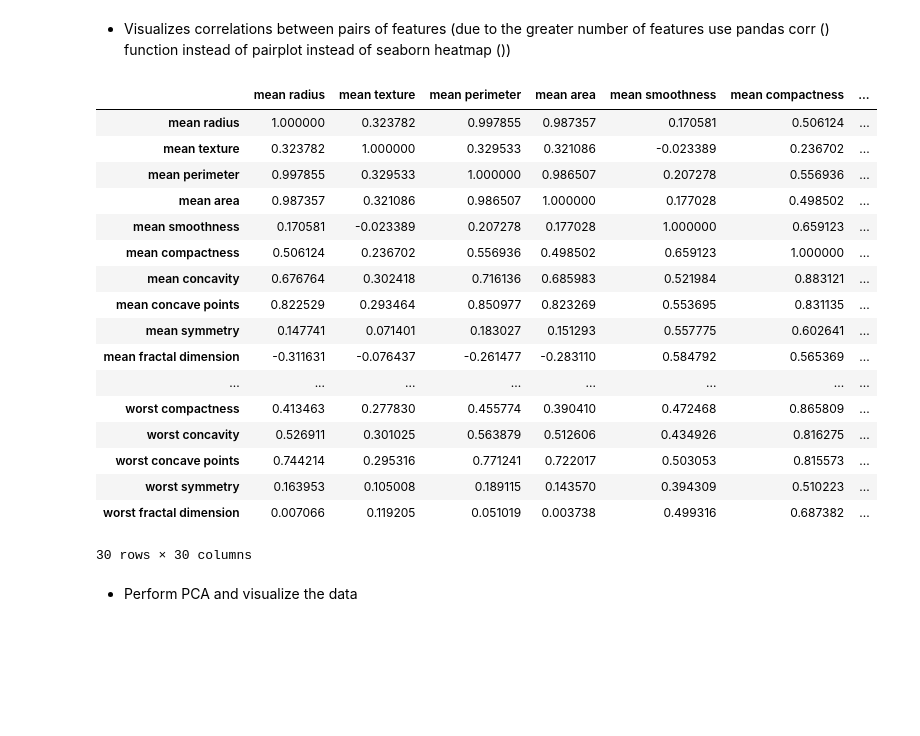
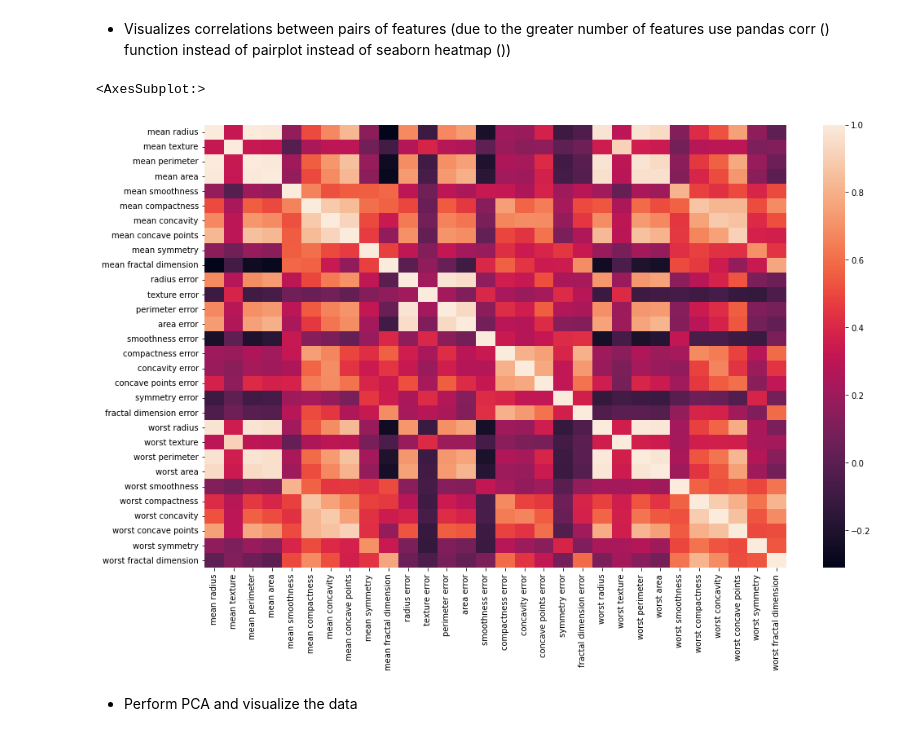
Before and after one commit to PKopel/data-embedding, a Jupyter notebook: pca_kernelpca_lab.ipynb, the cells around one changed output. Cells and saved outputs as stored; diff of their text form; code cells hidden in the pictures; blank space fills up the shorter version.

```diff
--- a/pca_kernelpca_lab.ipynb
+++ b/pca_kernelpca_lab.ipynb
@@ -237,28 +237,12 @@ bc_data
 # %% [markdown]
 
 * Visualizes correlations between pairs of features (due to the greater number of features use pandas corr () function instead of pairplot instead of seaborn heatmap ())
-# %%
-bc_corr = bc_data.corr()
-bc_corr
-# %% [output]
-|  | mean radius | mean texture | mean perimeter | mean area | mean smoothness | mean compactness | ... |
-| mean radius | 1.000000 | 0.323782 | 0.997855 | 0.987357 | 0.170581 | 0.506124 | ... |
-| mean texture | 0.323782 | 1.000000 | 0.329533 | 0.321086 | -0.023389 | 0.236702 | ... |
-| mean perimeter | 0.997855 | 0.329533 | 1.000000 | 0.986507 | 0.207278 | 0.556936 | ... |
-| mean area | 0.987357 | 0.321086 | 0.986507 | 1.000000 | 0.177028 | 0.498502 | ... |
-| mean smoothness | 0.170581 | -0.023389 | 0.207278 | 0.177028 | 1.000000 | 0.659123 | ... |
-| mean compactness | 0.506124 | 0.236702 | 0.556936 | 0.498502 | 0.659123 | 1.000000 | ... |
-| mean concavity | 0.676764 | 0.302418 | 0.716136 | 0.685983 | 0.521984 | 0.883121 | ... |
-| mean concave points | 0.822529 | 0.293464 | 0.850977 | 0.823269 | 0.553695 | 0.831135 | ... |
-| mean symmetry | 0.147741 | 0.071401 | 0.183027 | 0.151293 | 0.557775 | 0.602641 | ... |
-| mean fractal dimension | -0.311631 | -0.076437 | -0.261477 | -0.283110 | 0.584792 | 0.565369 | ... |
-| ... | ... | ... | ... | ... | ... | ... | ... |
-| worst compactness | 0.413463 | 0.277830 | 0.455774 | 0.390410 | 0.472468 | 0.865809 | ... |
-| worst concavity | 0.526911 | 0.301025 | 0.563879 | 0.512606 | 0.434926 | 0.816275 | ... |
-| worst concave points | 0.744214 | 0.295316 | 0.771241 | 0.722017 | 0.503053 | 0.815573 | ... |
-| worst symmetry | 0.163953 | 0.105008 | 0.189115 | 0.143570 | 0.394309 | 0.510223 | ... |
-| worst fractal dimension | 0.007066 | 0.119205 | 0.051019 | 0.003738 | 0.499316 | 0.687382 | ... |
-30 rows × 30 columns
+# %%
+fig = plt.figure(figsize=(16, 10))
+sns.heatmap(bc_data.corr())
+# %% [output]
+<AxesSubplot:>
+[figure, added]
 # %% [markdown]
 * Perform PCA and visualize the data
 # %%
```
Also changed, not shown: parts of 36 cells of this notebook, 1 other file.
